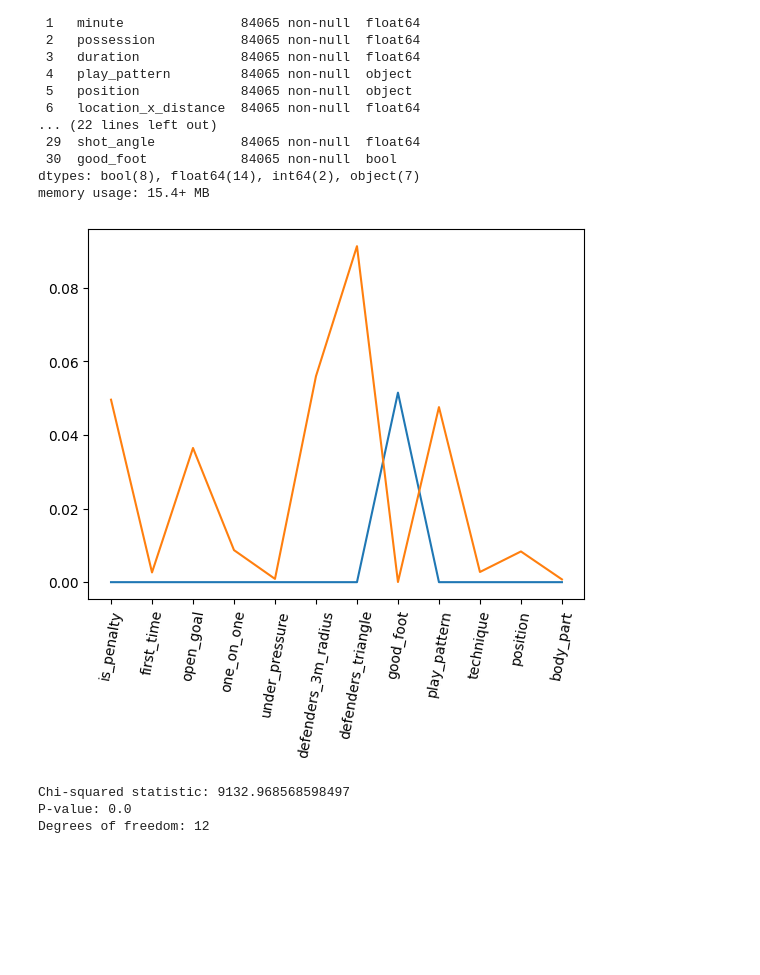
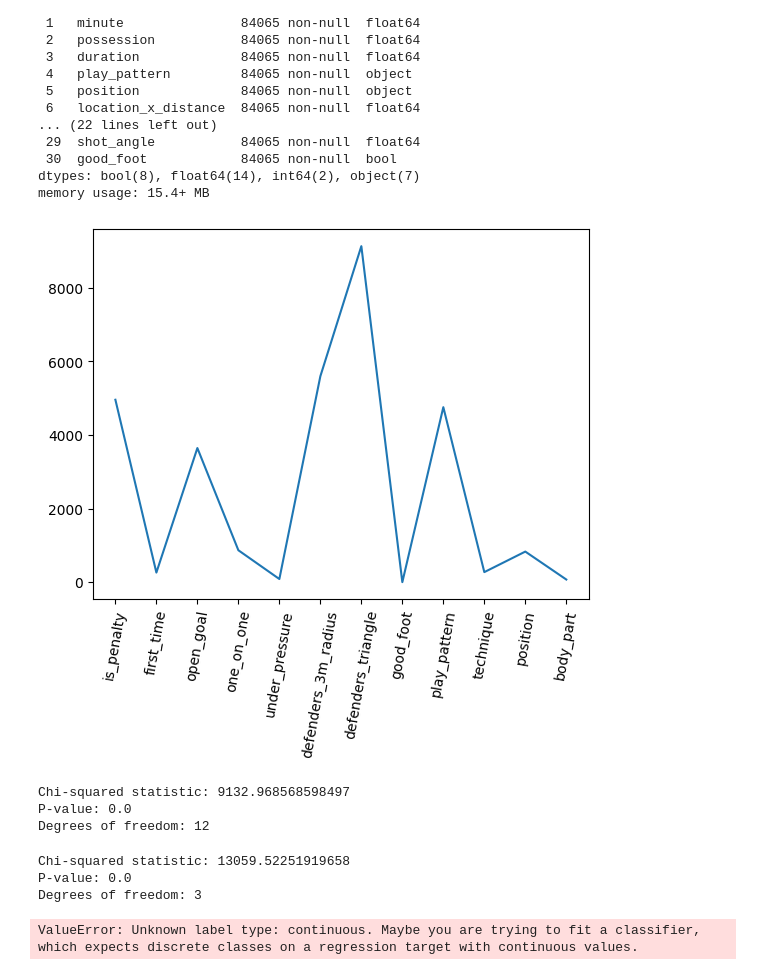
Before and after one commit to kkkarnav/BetterxG, a Jupyter notebook: 5_hypotheses.ipynb, the cells around one changed output. Drawn from its saved outputs; the diff is of its cells as text; code cells hidden in the pictures; blank space fills up the shorter version.

```diff
--- a/5_hypotheses.ipynb
+++ b/5_hypotheses.ipynb
@@ -78,11 +75,10 @@ for column in ["is_penalty", "first_time", "open_goal", "one_on_one", "under_pre
     chi2, p, dof, _ = chi2_contingency(contingency_table)
     chi.append((column, chi2, p, dof))
 # %%
-ax = pd.Series([x[2] for x in chi]).plot(xticks=pd.Series([x[0] for x in chi]).index, rot=80)
-ax2 = pd.Series([x[1]/100000 for x in chi]).plot(xticks=pd.Series([x[0] for x in chi]).index, rot=80)
+ax = pd.Series([x[1] for x in chi]).plot(xticks=pd.Series([x[0] for x in chi]).index, rot=80)
 _ = ax.set_xticklabels(pd.Series([x[0] for x in chi]))
 # %% [output]
-[figure, old version]
+[figure, new version]
 # %%
 contingency_table = pd.crosstab(X['defenders_triangle'], y2)
 chi2, p, dof, _ = chi2_contingency(contingency_table)
@@ -95,3 +91,24 @@ print("Degrees of freedom:", dof)
 Chi-squared statistic: 9132.968568598497
 P-value: 0.0
 Degrees of freedom: 12
+# %%
+contingency_table = pd.crosstab(X['body_part'], X['good_foot'])
+chi2, p, dof, _ = chi2_contingency(contingency_table)
+
+# Output results
+print("Chi-squared statistic:", chi2)
+print("P-value:", p)
+print("Degrees of freedom:", dof)
+# %% [output]
+Chi-squared statistic: 13059.52251919658
+P-value: 0.0
+Degrees of freedom: 3
+# %%
+model = LogisticRegression()
+model.fit(pd.DataFrame(X['good_foot']), y1)
+
+# Print coefficients
+print("Intercept:", model.intercept_)
+print("Coefficients:", model.coef_)
+# %% [output]
+ValueError: Unknown label type: continuous. Maybe you are trying to fit a classifier, which expects discrete classes on a regression target with continuous values.
```
Also changed, not shown: parts of 1 cell of this notebook, 2 other files.
